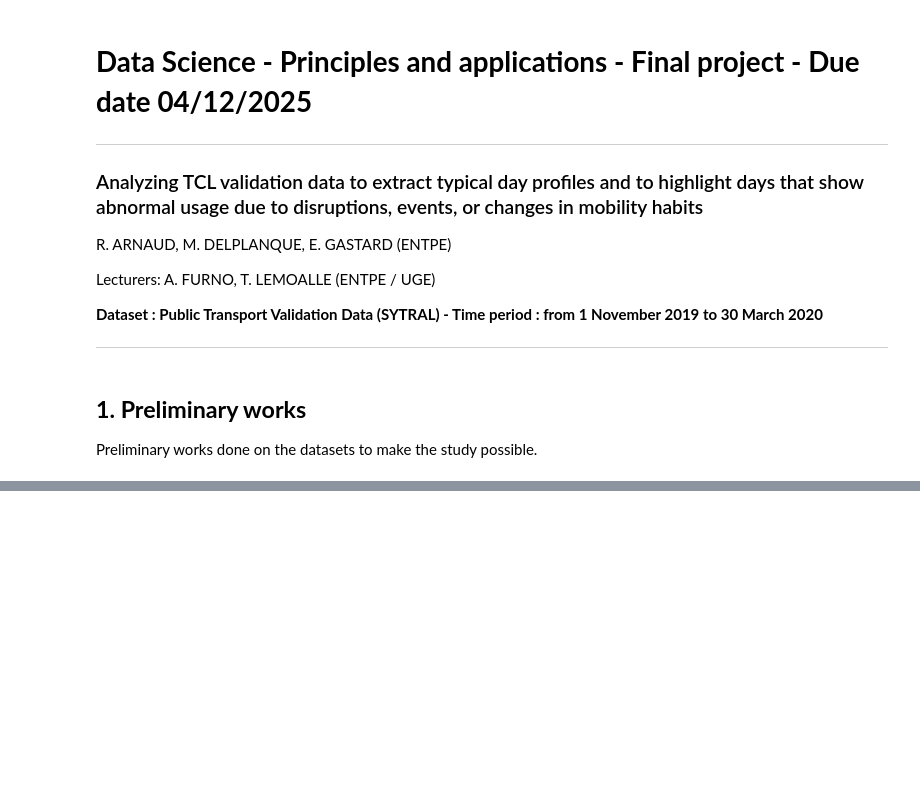
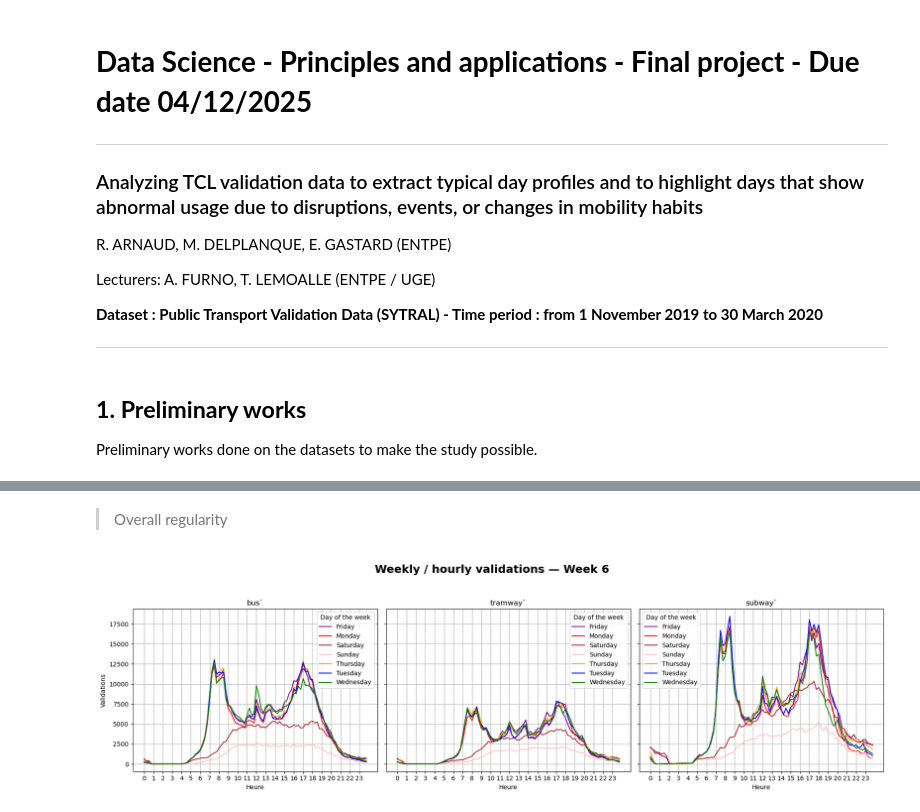
Before and after one commit to arnaudromain2003-lang/DSPAP-Project-2025-ARNAUD-DELPLANQUE-GASTARD, a Jupyter notebook: notebooks/Final_notebook.ipynb, the cells around one changed output, grey strips where cells are left out. Saved outputs shown, nothing was run; the diff lists cells and outputs as text; code cells hidden in the pictures; blank space fills up the shorter version.

```diff
--- a/notebooks/Final_notebook.ipynb
+++ b/notebooks/Final_notebook.ipynb
@@ -175,0 +179,6 @@ Pour le subway, deux colonnes utilisees seulement VAL_DATA et Flow agrégé sur
+# %% [markdown]
+> Overall regularity
+# %%
+plot.plot_week((df_bus_no_holiday,df_tramway_no_holiday,df_subway_no_holiday),week_nbr=6, color=True, superpose=True)
+# %% [output]
+[figure, added]
```
Also changed, not shown: parts of 54 cells of this notebook, 7 other files.
